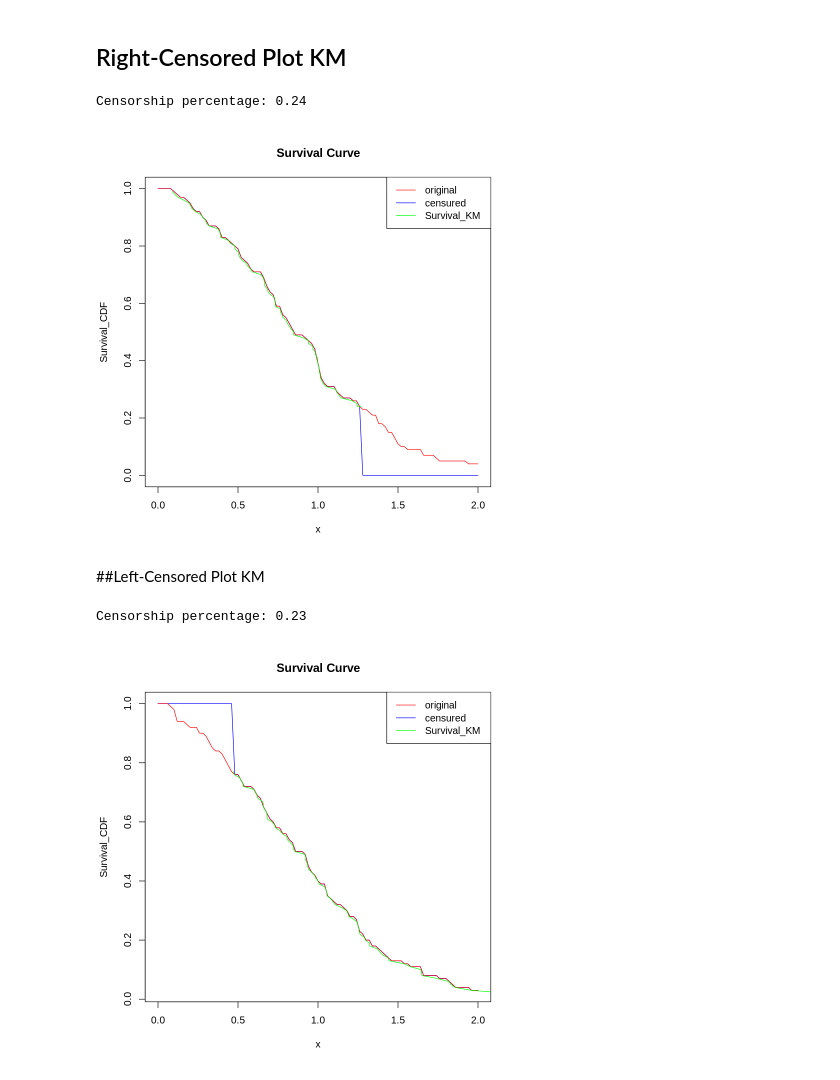
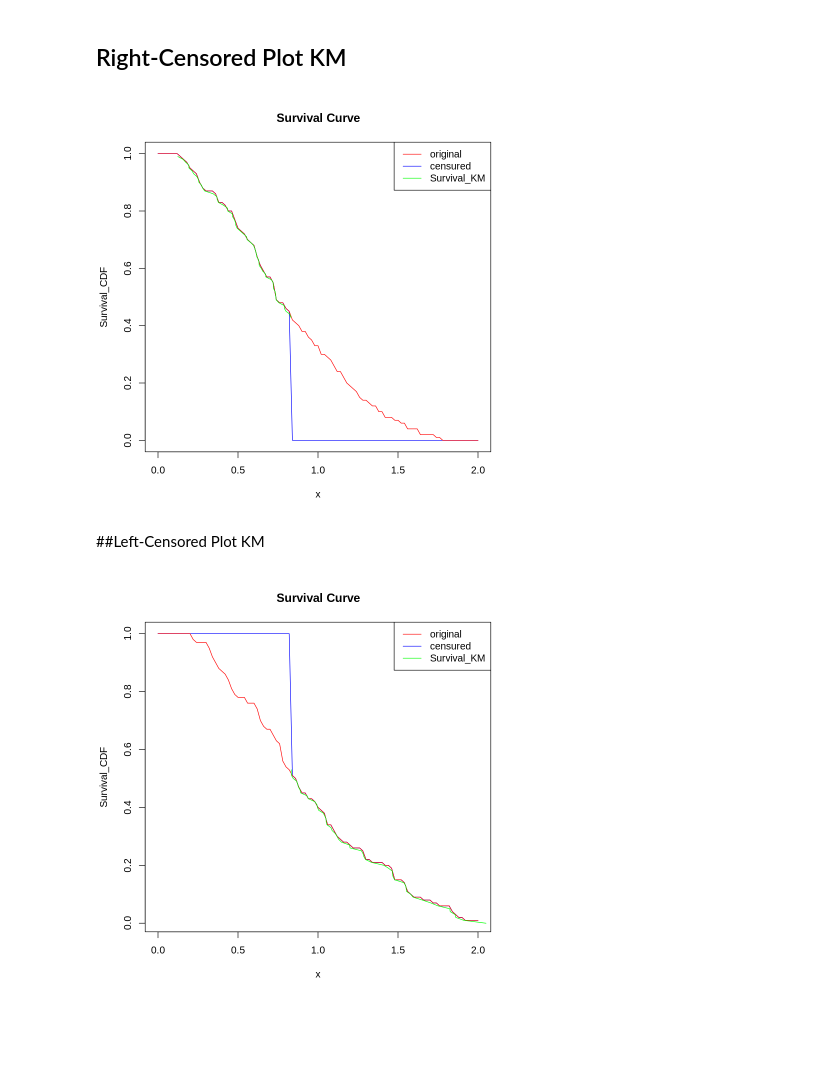
Before and after one commit to dlsaavedra/rcens, a Jupyter notebook: examples_plot/Example_rcensT1_plot.ipynb, the cells around one changed output. Saved outputs shown, nothing was run; the diff lists cells and outputs as text; code cells hidden in the pictures; blank space fills up the shorter version.

```diff
--- a/examples_plot/Example_rcensT1_plot.ipynb
+++ b/examples_plot/Example_rcensT1_plot.ipynb
@@ -25,34 +25,33 @@ Installing package into ‘/usr/local/lib/R/site-library’
 # %%
 
 
 alpha = 2
 beta = 1
 scale = beta ** (-1/alpha )
-theta = .2
+theta = .5
 
 
 #Data = rcensT1(rdistrX = rweibull,param_X = list("shape" = alpha, "scale" = scale ),
  #                n = 1e02, t_censored = 1,right = TRUE)
 Data = rcensT1(rdistrX = rweibull,param_X = list("shape" = alpha, "scale" = scale ),
                  n = 1e02, theta = theta, qdistrX = qweibull, right = TRUE)
 
 S = Surv(Data$sample_censored,Data$censored_indicator, type = "right")
 s1 = survfit(S ~ 1)
 
 CDF_censored = ecdf(Data$sample_censored)
 Survival_CDF = Vectorize(function(x){ 1 - CDF_censored(x)})
 CDF_original= ecdf(Data$sample_uncensored)
 Survival_CDF_original = Vectorize(function(x){ 1 - CDF_original(x)})
 
 plot(Survival_CDF, col = "blue", xlim = c(0,2))
 title("Survival Curve")
 plot(Survival_CDF_original, col = "red", add= TRUE, xlim = c(0,2))
 lines(s1$time, s1$surv, col = "green", xlim = c(0,2))
 legend("topright",c("original","censured", "Survival_KM"),
        col = c("red", "blue", "green"), lty = 1)
 # %% [output]
-Censorship percentage: 0.24
-[figure, old version]
+[figure, new version]
 # %% [markdown]
 ##Left-Censored Plot KM
 # %%
@@ -76,5 +75,4 @@ lines(s1$time, s1$surv, col = "green", xlim = c(0,2))
 legend("topright",c("original","censured", "Survival_KM"),
        col = c("red", "blue", "green"), lty = 1)
 # %% [output]
-Censorship percentage: 0.23
-[figure, old version]
+[figure, new version]
```
Also changed, not shown: parts of 1 cell of this notebook.
